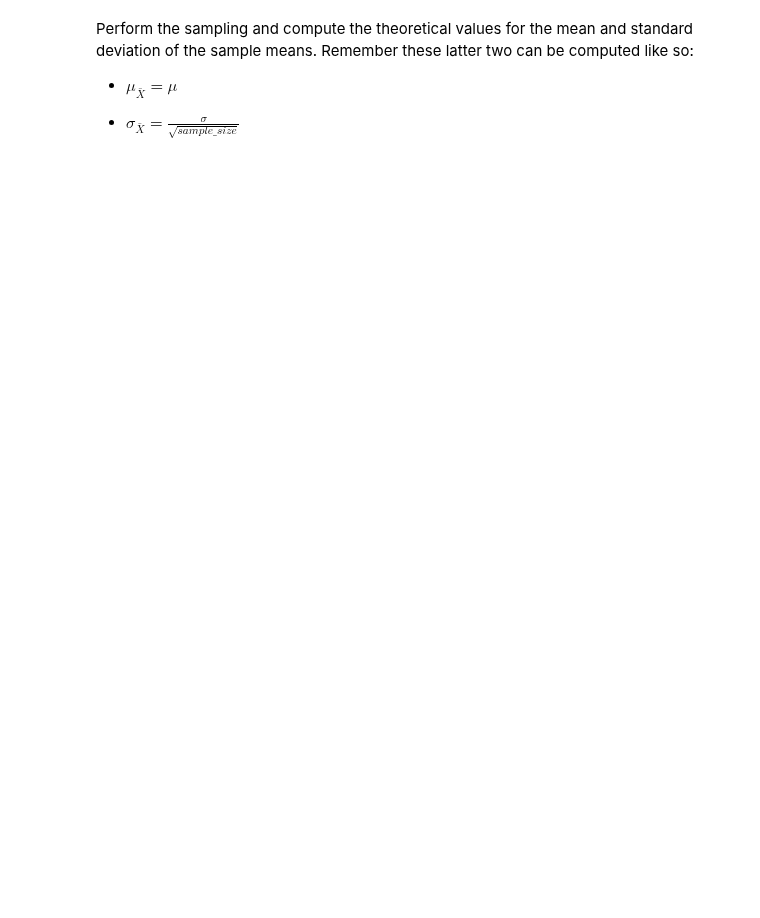
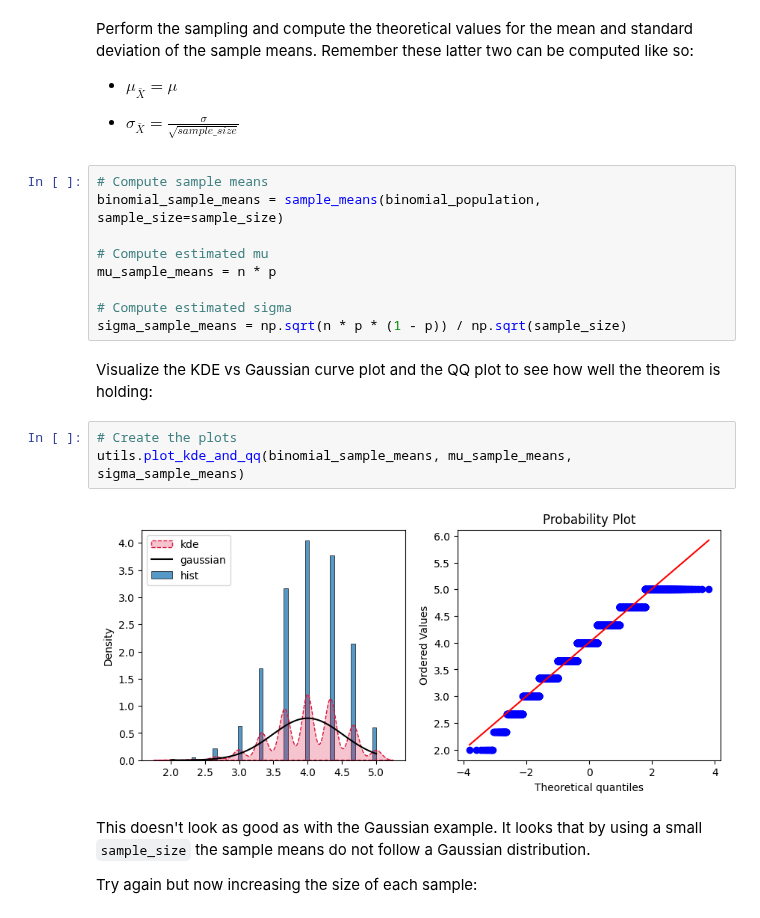
Before and after one commit to rahiakela/mathematics-for-machine-learning, a Jupyter notebook: mathematics-for-machine-learning-and-data-science-specialization/03-probability-and-statistics/week3-sampling-and-point-estimation/lab_central_limit_theorem.ipynb, the cells around one changed output. Cells and saved outputs as stored; diff of their text form; blank space fills up the shorter version.

```diff
--- a/mathematics-for-machine-learning-and-data-science-specialization/03-probability-and-statistics/week3-sampling-and-point-estimation/lab_central_limit_theorem.ipynb
+++ b/mathematics-for-machine-learning-and-data-science-specialization/03-probability-and-statistics/week3-sampling-and-point-estimation/lab_central_limit_theorem.ipynb
@@ -241,3 +243,23 @@ Perform the sampling and compute the theoretical values for the mean and standar
 
 
 - $\sigma_{\bar{X}} = \frac{\sigma}{\sqrt{sample\_size}}$
+# %%
+# Compute sample means
+binomial_sample_means = sample_means(binomial_population, sample_size=sample_size)
+
+# Compute estimated mu
+mu_sample_means = n * p
+
+# Compute estimated sigma
+sigma_sample_means = np.sqrt(n * p * (1 - p)) / np.sqrt(sample_size)
+# %% [markdown]
+Visualize the KDE vs Gaussian curve plot and the QQ plot to see how well the theorem is holding:
+# %%
+# Create the plots
+utils.plot_kde_and_qq(binomial_sample_means, mu_sample_means, sigma_sample_means)
+# %% [output]
+[figure, added]
+# %% [markdown]
+This doesn't look as good as with the Gaussian example. It looks that by using a small `sample_size` the sample means do not follow a Gaussian distribution.
+
+Try again but now increasing the size of each sample:
```
Also changed, not shown: parts of 14 cells of this notebook.
